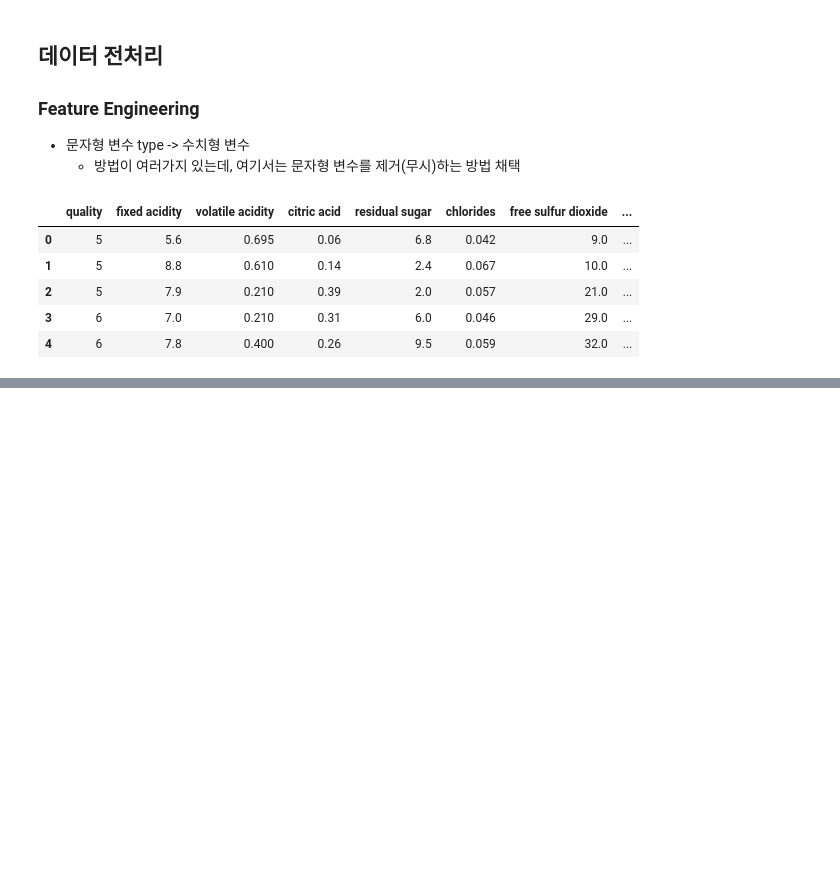
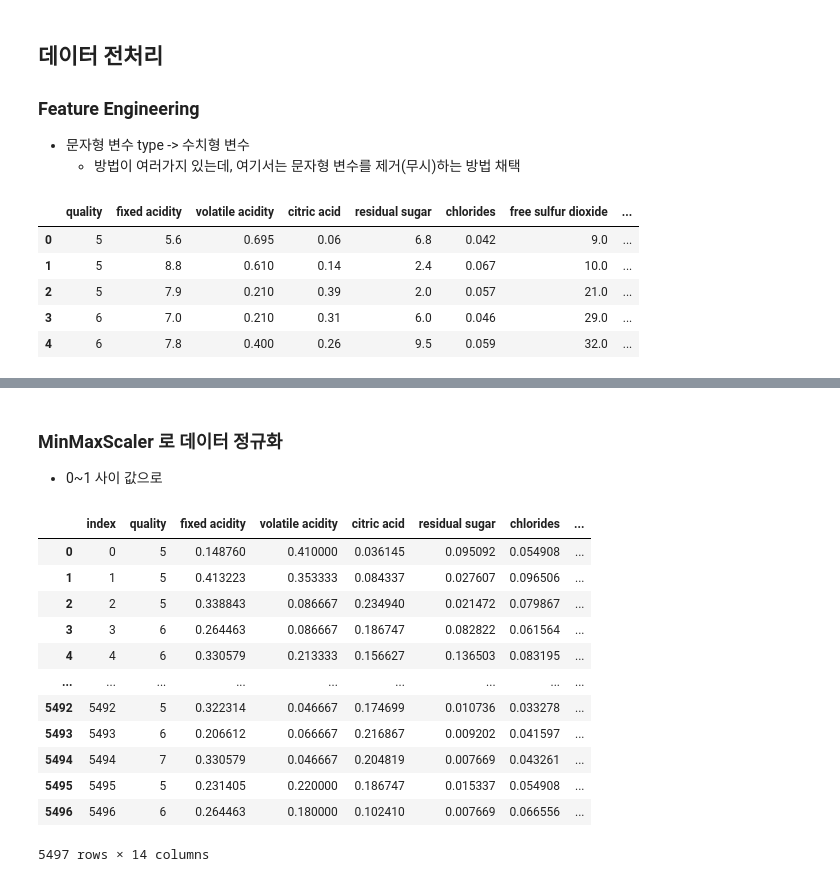
Before and after one commit to ahnjj/Data-Analysis-Project, a Jupyter notebook: wine-quality/Wine_Quality.ipynb, the cells around one changed output, grey strips where cells are left out. Cells and saved outputs as stored; diff of their text form; code cells hidden in the pictures; blank space fills up the shorter version.

```diff
--- a/wine-quality/Wine_Quality.ipynb
+++ b/wine-quality/Wine_Quality.ipynb
@@ -125,0 +249,24 @@ train.head()
+# %% [markdown]
+### MinMaxScaler 로 데이터 정규화
+- 0~1 사이 값으로
+# %%
+from sklearn.preprocessing import MinMaxScaler
+
+scaler = MinMaxScaler() # 1. 정규화 객체 로드
+scaler.fit(train[train.columns[2:-1]])  # 2. 2번째 ~마지막 컬럼까지 정규화 객체에 값 설정
+train[train.columns[2:-1]] = scaler.transform(train[train.columns[2:-1]]) # 3. 설정한 값으로 데이터 정규화
+train
+# %% [output]
+|  | index | quality | fixed acidity | volatile acidity | citric acid | residual sugar | chlorides | ... |
+| 0 | 0 | 5 | 0.148760 | 0.410000 | 0.036145 | 0.095092 | 0.054908 | ... |
+| 1 | 1 | 5 | 0.413223 | 0.353333 | 0.084337 | 0.027607 | 0.096506 | ... |
+| 2 | 2 | 5 | 0.338843 | 0.086667 | 0.234940 | 0.021472 | 0.079867 | ... |
+| 3 | 3 | 6 | 0.264463 | 0.086667 | 0.186747 | 0.082822 | 0.061564 | ... |
+| 4 | 4 | 6 | 0.330579 | 0.213333 | 0.156627 | 0.136503 | 0.083195 | ... |
+| ... | ... | ... | ... | ... | ... | ... | ... | ... |
+| 5492 | 5492 | 5 | 0.322314 | 0.046667 | 0.174699 | 0.010736 | 0.033278 | ... |
+| 5493 | 5493 | 6 | 0.206612 | 0.066667 | 0.216867 | 0.009202 | 0.041597 | ... |
+| 5494 | 5494 | 7 | 0.330579 | 0.046667 | 0.204819 | 0.007669 | 0.043261 | ... |
+| 5495 | 5495 | 5 | 0.231405 | 0.220000 | 0.186747 | 0.015337 | 0.054908 | ... |
+| 5496 | 5496 | 6 | 0.264463 | 0.180000 | 0.102410 | 0.007669 | 0.066556 | ... |
+5497 rows × 14 columns
```
Also changed, not shown: parts of 42 cells of this notebook.
